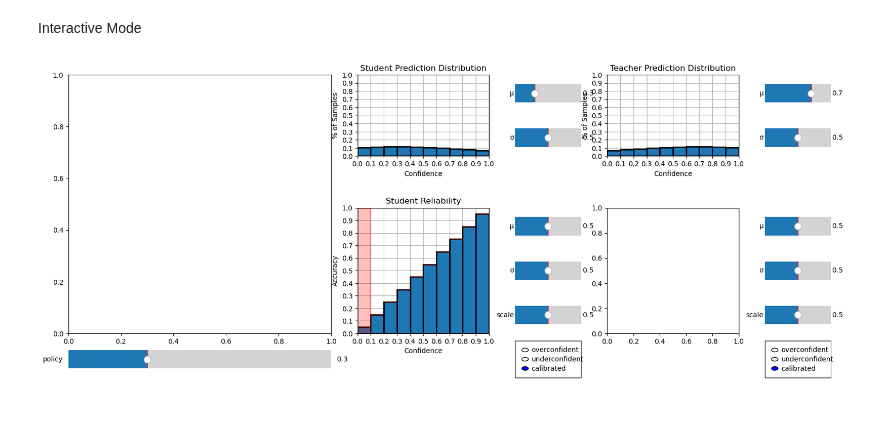
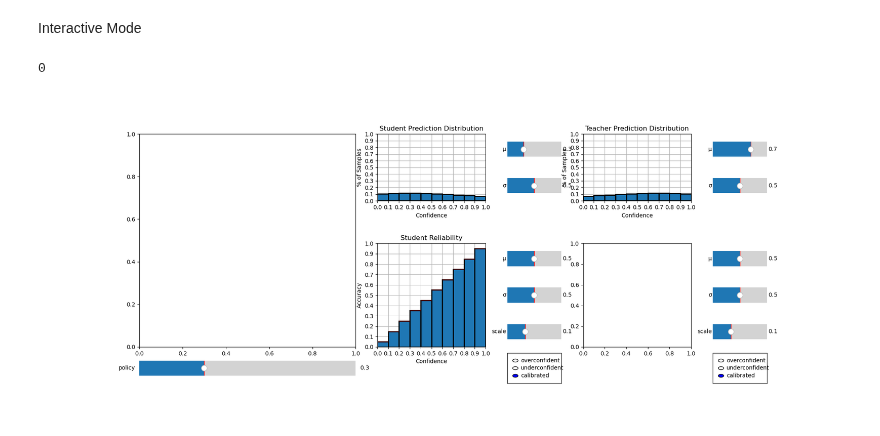
Before and after one commit to Geffen-Cooper/continual_learning_playground, a Jupyter notebook: src/test_time_kd/calib.ipynb, the cells around one changed output. Drawn from its saved outputs; the diff is of its cells as text; code cells hidden in the pictures.

```diff
--- a/src/test_time_kd/calib.ipynb
+++ b/src/test_time_kd/calib.ipynb
@@ -146,8 +146,8 @@ stud_rel_mu = Slider(axs['stud_rel_mu'], 'μ', 0, 1.0, valinit=0.5,orientation="
 teach_rel_mu = Slider(axs['teach_rel_mu'], 'μ', 0, 1.0, valinit=0.5,orientation="horizontal")
 stud_rel_sigma = Slider(axs['stud_rel_sigma'], 'σ', 0, 1.0, valinit=0.5,orientation="horizontal")
 teach_rel_sigma = Slider(axs['teach_rel_sigma'], 'σ', 0, 1.0, valinit=0.5,orientation="horizontal")
-stud_rel_scale = Slider(axs['stud_rel_scale'], 'scale', 0, 1.0, valinit=0.5,orientation="horizontal")
-teach_rel_scale = Slider(axs['teach_rel_scale'], 'scale', 0, 1.0, valinit=0.5,orientation="horizontal")
+stud_rel_scale = Slider(axs['stud_rel_scale'], 'scale', 0, 0.3, valinit=0.1,orientation="horizontal")
+teach_rel_scale = Slider(axs['teach_rel_scale'], 'scale', 0, 0.3, valinit=0.1,orientation="horizontal")
 
 policy = Slider(axs['tradeoff_slider'], 'policy', 0, 1.0, valinit=0.3,valstep=0.1,orientation="horizontal")
 
@@ -225,41 +225,44 @@ teach_dist_sigma.on_changed(teach_dist_update)
 stud_rel_bars = axs['stud_rel'].bar(bar_xpos[:-1],cal_bin_accs,width=1,edgecolor='black',linewidth=2,label="acc")
 stud_rel_gap = axs['stud_rel'].bar(bar_xpos[:-1],0,label="gap",width=1,edgecolor='red',bottom=cal_bin_accs,color='red',alpha=0.25,linewidth=2)
 axs['stud_rel'].set_xticks(bar_xtickpos,bar_ticks)
 axs['stud_rel'].set_ylim([0,1])
 axs['stud_rel'].set_xlim(-0.5,n_bins-0.5)
 axs['stud_rel'].grid()
 axs['stud_rel'].set_title("Student Reliability")
 axs['stud_rel'].set_xlabel("Confidence")
 axs['stud_rel'].set_yticks(np.linspace(0,1,11))
 axs['stud_rel'].set_ylabel("Accuracy")
 
 def stud_rel_update(val):
     # get the new deviations from perfect calibration
     normal_weights = normal_density(stud_rel_mu.val,stud_rel_sigma.val,np.linspace(1/(2*n_bins),1-1/(2*n_bins),n_bins))
     dev_factor = normal_density(stud_rel_mu.val,stud_rel_sigma.val,stud_rel_mu.val) # peak of gaussian
     devs = normal_weights*(stud_rel_scale.val/dev_factor) # scale the devs up or down
+    # print(devs)
     ece = 0
     for i,b in enumerate(stud_rel_bars):
-        if stud_ou.value_selected == 0: # overconfident
+        if stud_ou.value_selected == "overconfident":
             # bar_val = 1 if ((cal_bin_accs[i]-devs[i]) > 1) else cal_bin_accs[i]-devs[i]
             bar_val = 0 if ((cal_bin_accs[i]-devs[i]) < 0) else cal_bin_accs[i]-devs[i]
             b.set_height(bar_val)
-            stud_rel_gap[i].set(y=bar_val,height=devs[i])
-            ece += stud_dist_bars[i]*abs(bar_val-cal_bin_accs[i])
-        elif stud_ou.value_selected == 1: # underconfident
+            stud_rel_gap[i].set(y=bar_val,height=cal_bin_accs[i]-bar_val)
+            # print(bar_val)
+            ece += stud_dist_bars[i].get_height()*abs(bar_val-cal_bin_accs[i])
+        elif stud_ou.value_selected == "underconfident":
             bar_val = 1 if ((cal_bin_accs[i]+devs[i]) > 1) else cal_bin_accs[i]+devs[i]
             # bar_val = 0 if ((cal_bin_accs[i]+devs[i]) < 0) else cal_bin_accs[i]+devs[i]
             b.set_height(bar_val)
             stud_rel_gap[i].set(y=bar_val-devs[i],height=devs[i])
-            ece += stud_dist_bars[i]*abs(bar_val-cal_bin_accs[i])
-        elif stud_ou.value_selected == 2: # perfectly calibrated
+            ece += stud_dist_bars[i].get_height()*abs(bar_val-cal_bin_accs[i])
+        elif stud_ou.value_selected == "calibrated":
             b.set_height(cal_bin_accs[i])
     # add code to print ece
     # also add code to move vertical lines for avg conf anf avg acc
 
-
-
-# teach_dist_mu.on_changed(teach_dist_update)
-# teach_dist_sigma.on_changed(teach_dist_update)
+stud_ou.on_clicked(stud_rel_update)
+stud_rel_mu.on_changed(stud_rel_update)
+stud_rel_sigma.on_changed(stud_rel_update)
+stud_rel_scale.on_changed(stud_rel_update)
 # %% [output]
+0
-[figure, old version]
+[figure, new version]
```
Also changed, not shown: parts of 1 cell of this notebook.
